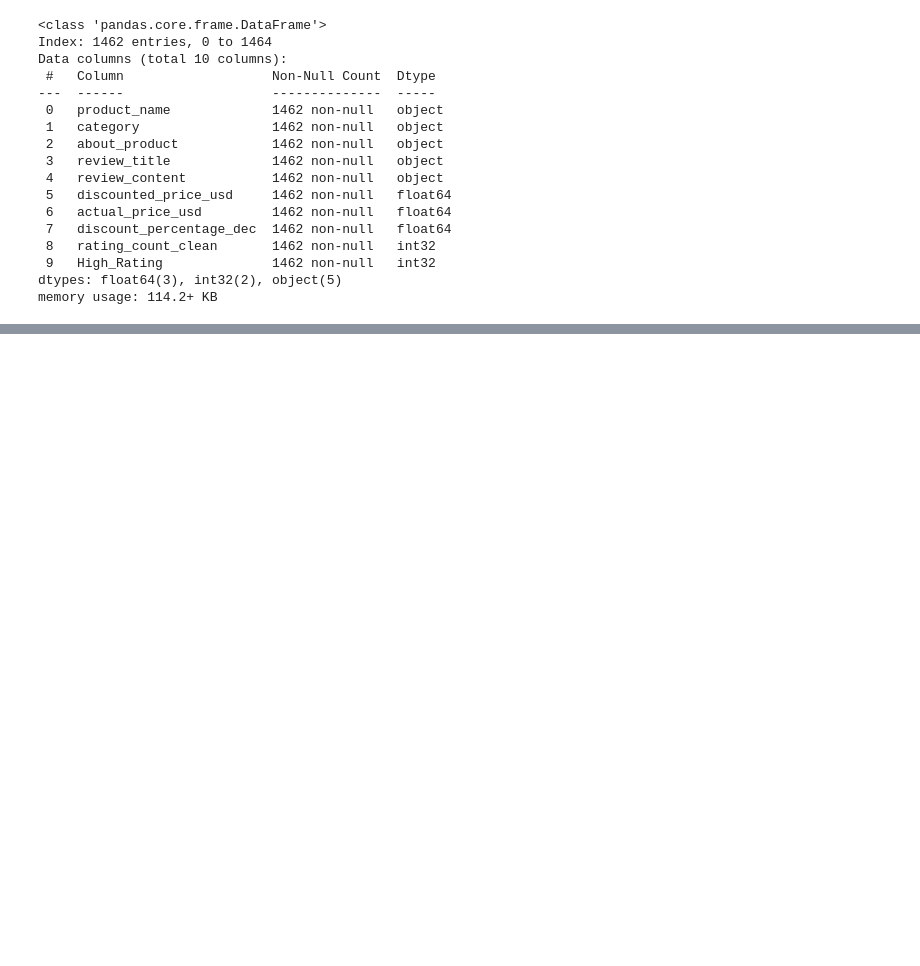
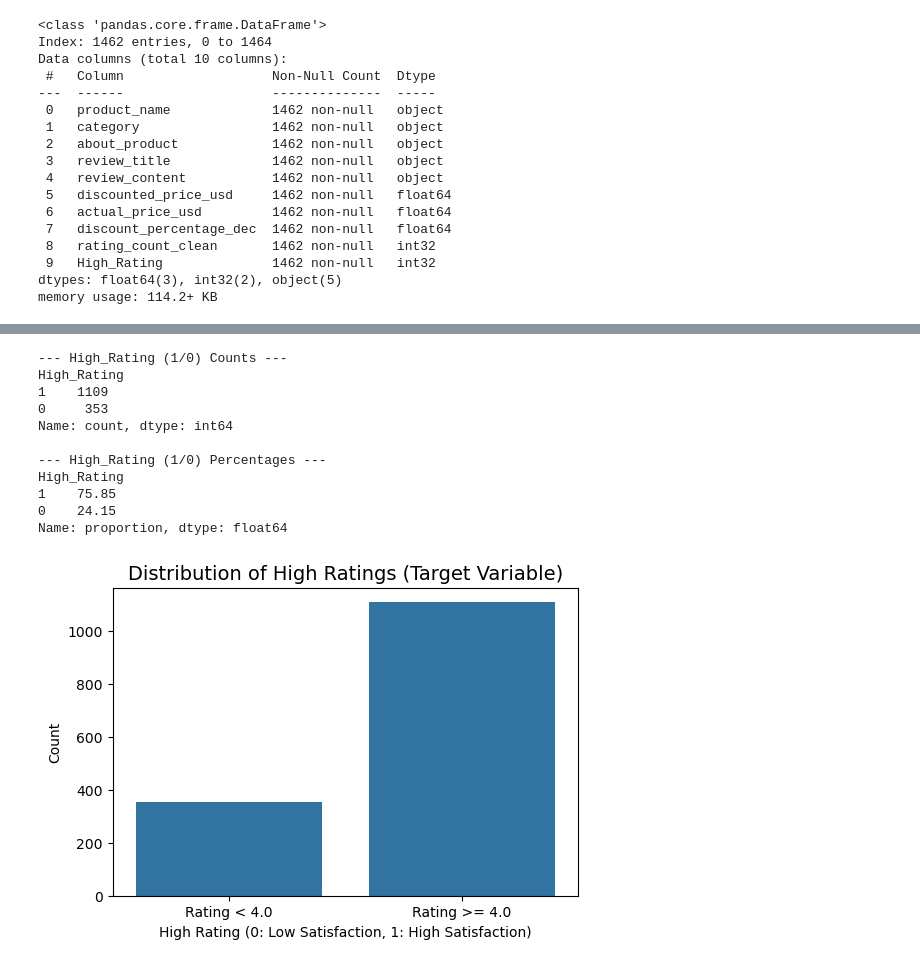
Before and after one commit to aha2270/Product-Quality-Drivers-Sentiment-Analysis-for-High-Value-Insights, a Jupyter notebook: 01_Amazon_Product_Quality_Drivers_NLP.ipynb, the cells around one changed output, grey strips where cells are left out. Cells and saved outputs as stored; diff of their text form; code cells hidden in the pictures; blank space fills up the shorter version.

```diff
--- a/01_Amazon_Product_Quality_Drivers_NLP.ipynb
+++ b/01_Amazon_Product_Quality_Drivers_NLP.ipynb
@@ -314,0 +350,30 @@ memory usage: 114.2+ KB
+# %%
+# Calculate the counts and percentages
+target_counts = amazon_sales_cleaned['High_Rating'].value_counts()
+target_percentages = amazon_sales_cleaned['High_Rating'].value_counts(normalize=True) * 100
+
+print("--- High_Rating (1/0) Counts ---")
+print(target_counts)
+print("\n--- High_Rating (1/0) Percentages ---")
+print(target_percentages.round(2))
+
+plt.figure(figsize=(6, 4))
+sns.countplot(x='High_Rating', data=amazon_sales_cleaned)
+plt.title('Distribution of High Ratings (Target Variable)', fontsize=14)
+plt.xlabel('High Rating (0: Low Satisfaction, 1: High Satisfaction)')
+plt.ylabel('Count')
+plt.xticks([0, 1], ['Rating < 4.0', 'Rating >= 4.0'])
+plt.show()
+# %% [output]
+--- High_Rating (1/0) Counts ---
+High_Rating
+1    1109
+0     353
+Name: count, dtype: int64
+
+--- High_Rating (1/0) Percentages ---
+High_Rating
+1    75.85
+0    24.15
+Name: proportion, dtype: float64
+[figure, added]
```
Also changed, not shown: parts of 16 cells of this notebook.
